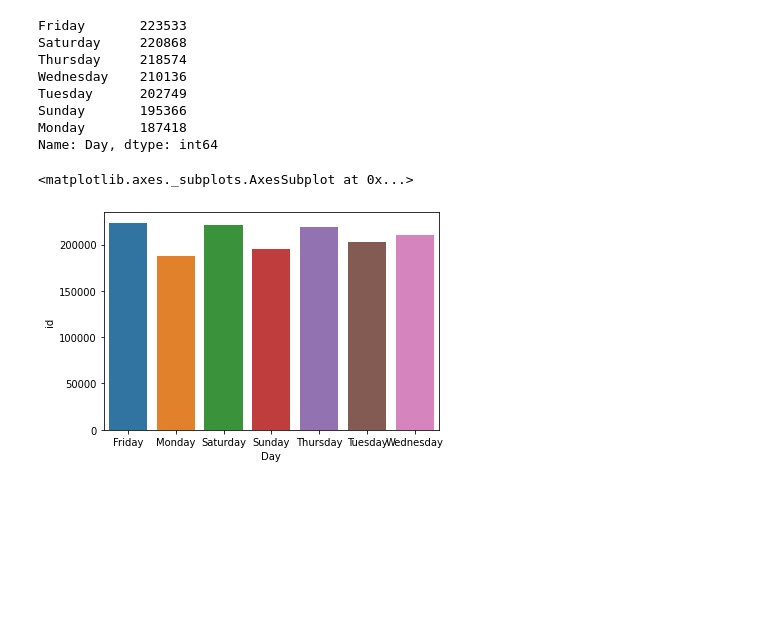
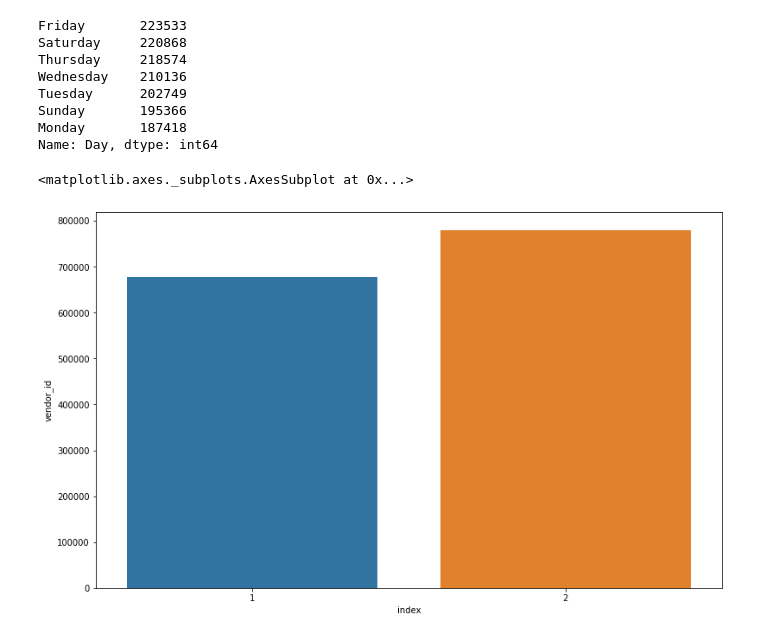
Before and after one commit to Ishakasar/Taxi-Trip-Prediction, a Jupyter notebook: Isha_Kasar_Team_3_Capstone_Project_2.ipynb, the cells around one changed output. Cells and saved outputs as stored; diff of their text form; code cells hidden in the pictures; blank space fills up the shorter version.

```diff
--- a/Isha_Kasar_Team_3_Capstone_Project_2.ipynb
+++ b/Isha_Kasar_Team_3_Capstone_Project_2.ipynb
@@ -273,5 +271,7 @@ d=df.groupby('Day')['id'].count().reset_index()
-# %%
-sns.barplot(x='Day',y='id',data=d)
-# %% [output]
-<matplotlib.axes._subplots.AxesSubplot at 0x...>
-[figure, removed]
+# %%
+vendor_df=df['vendor_id'].value_counts().reset_index()
+plt.figure(figsize=(13,8))
+sns.barplot(x='index',y='vendor_id',data=vendor_df)
+# %% [output]
+<matplotlib.axes._subplots.AxesSubplot at 0x...>
+[figure, added]
```
Also changed, not shown: parts of 34 cells of this notebook.
